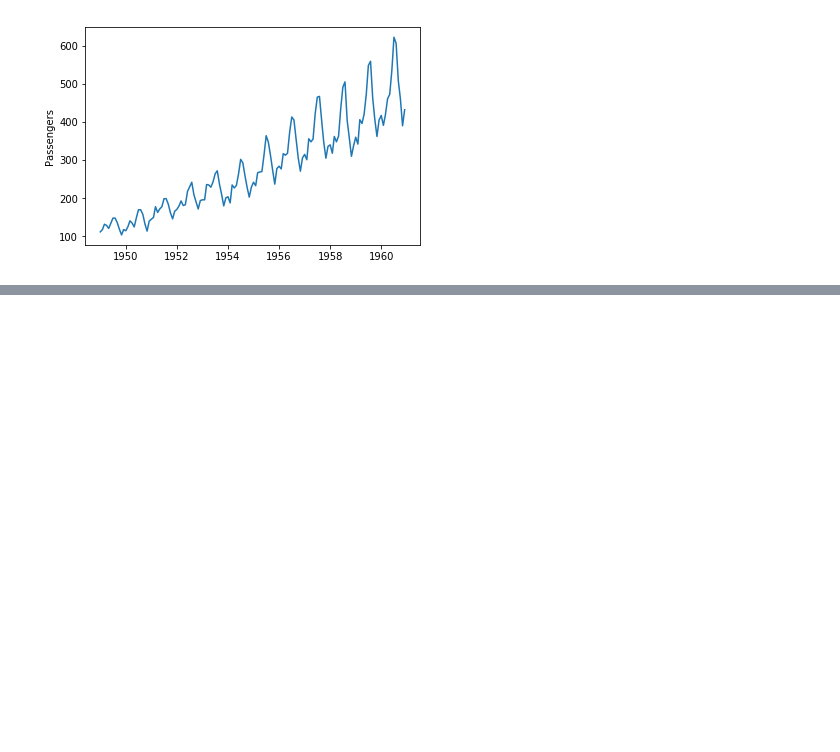
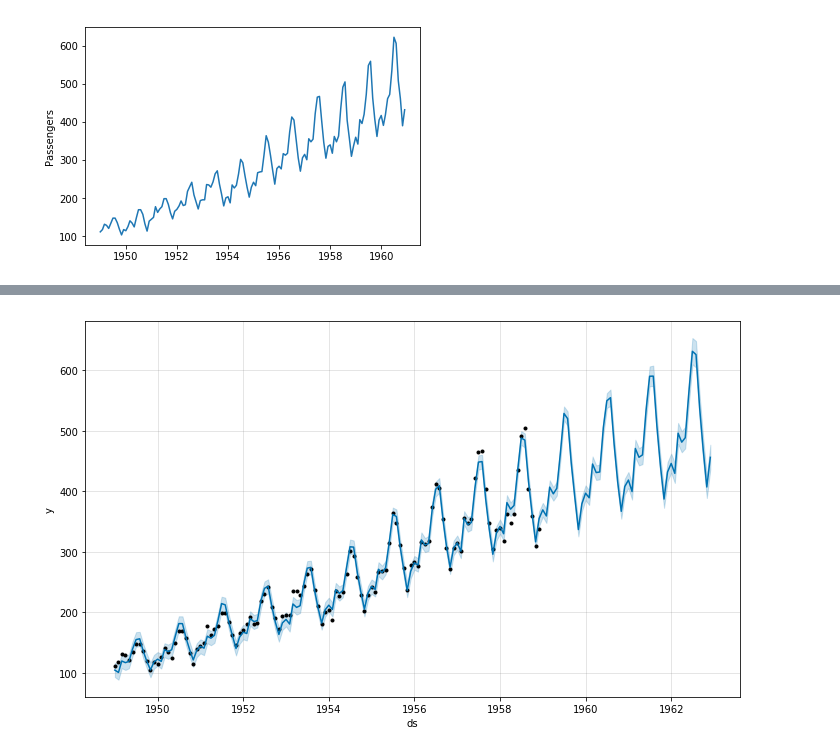
Before and after one commit to okagen/study, a Jupyter notebook: studyGoogleColaboratory.ipynb, the cells around one changed output, grey strips where cells are left out. Saved outputs shown, nothing was run; the diff lists cells and outputs as text; code cells hidden in the pictures; blank space fills up the shorter version.

```diff
--- a/studyGoogleColaboratory.ipynb
+++ b/studyGoogleColaboratory.ipynb
@@ -76,0 +87,7 @@ train = df[:"1958-12-31"]
+# %%
+# slice the DataFrame.
+train = df[:"1958-12-31"]
+display(train.head(5))
+# re-form it as a train data.
+train = train.reset_index().rename(columns={'Month' : 'ds', '#Passengers' : 'y'})
+display(train.head(5))
@@ -76,0 +114,6 @@ train = df[:"1958-12-31"]
+# %%
+m = Prophet(growth = "linear",
+           yearly_seasonality = 10,
+           weekly_seasonality = False,
+           daily_seasonality = False,
+           seasonality_mode = 'multiplicative').fit(train)
@@ -76,0 +125,5 @@ train = df[:"1958-12-31"]
+# %%
+future = m.make_future_dataframe(periods = 48, freq='MS')
+
+display(future.head(5))
+display(future.tail(5))
@@ -76,0 +148,5 @@ train = df[:"1958-12-31"]
+# %%
+forecast = m.predict(df =  future)
+fig = m.plot(forecast)
+# %% [output]
+[figure, added]
```
Also changed, not shown: parts of 16 cells of this notebook.
